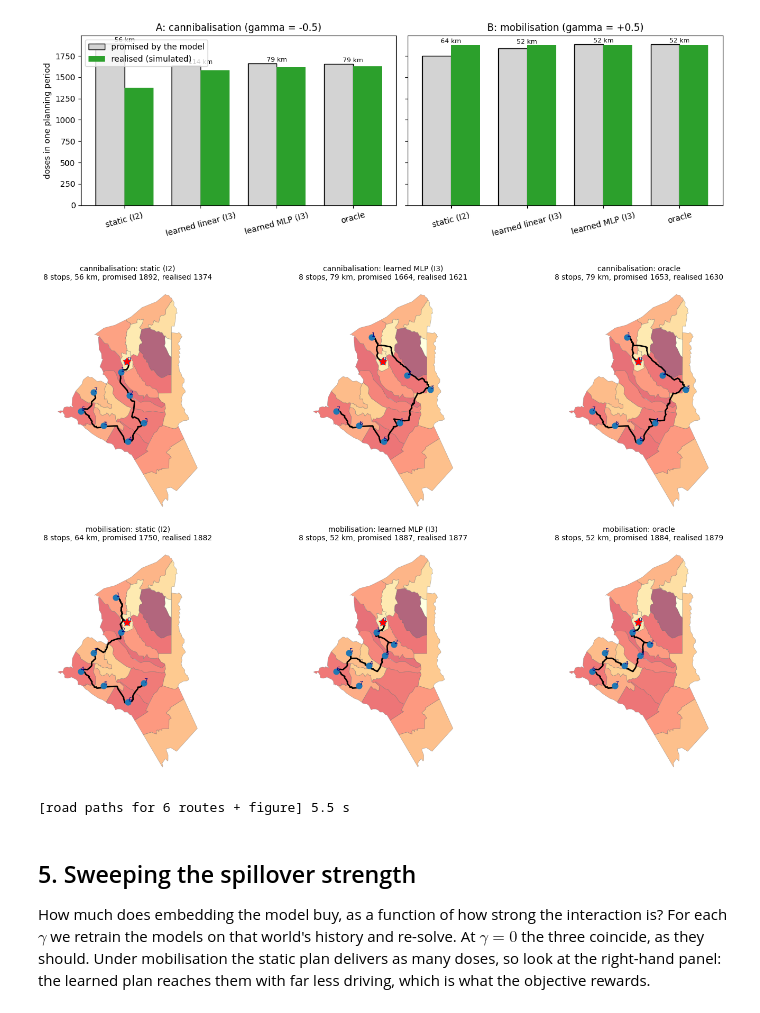
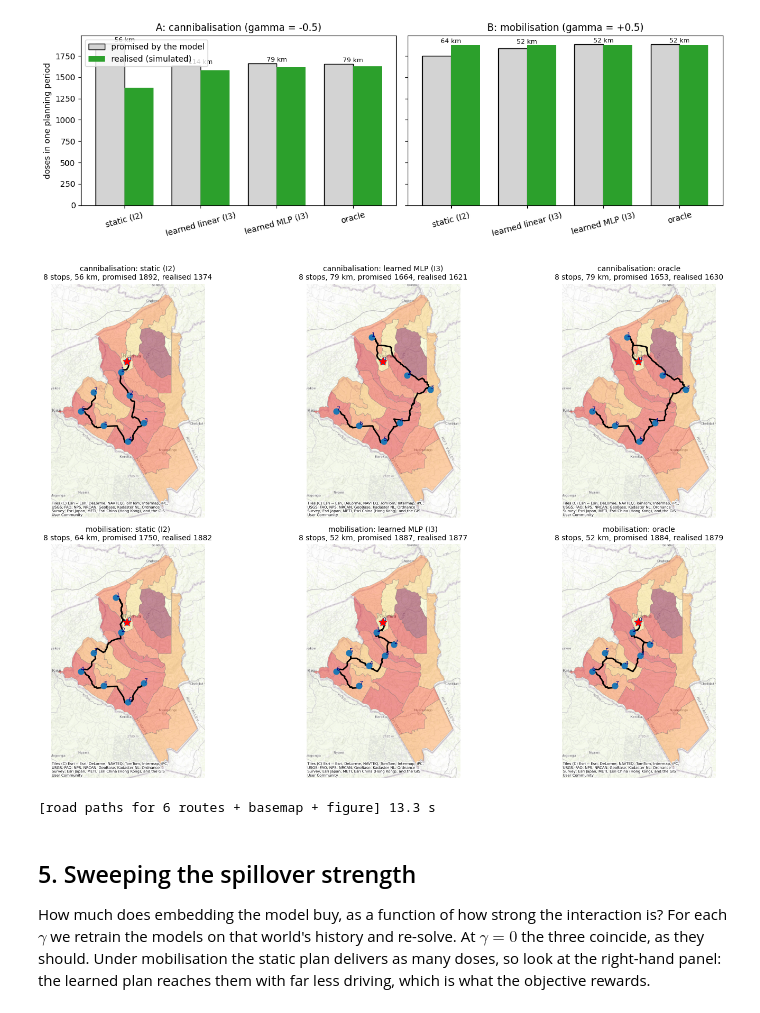
Before and after one commit to gromicho/mobile_clinics, a Jupyter notebook: mobile_clinic_routing.ipynb, the cells around one changed output. Drawn from its saved outputs; the diff is of its cells as text; code cells hidden in the pictures.

```diff
--- a/mobile_clinic_routing.ipynb
+++ b/mobile_clinic_routing.ipynb
@@ -40,6 +41,7 @@ warnings.filterwarnings("ignore")
 import numpy as np, pandas as pd, geopandas as gpd
 import osmnx as ox, pandana as pdna, rasterio, rasterio.mask
 import matplotlib.pyplot as plt
+import contextily as cx
 import gurobipy as gp
 from gurobipy import GRB
 from gurobi_ml import add_predictor_constr
@@ -58,6 +60,14 @@ CAP = 250.0                 # doses the clinic can administer per visit-day
 DOSE_PER_KM = 1.0           # trade-off: one extra km of driving is worth one dose
 START_WARD = "Township"     # Nyamira town, county referral hospital: vaccines are collected here
 
+def basemap(ax, zoom=11):
+    # Background tiles are downloaded by Python and baked into the figure, so whatever displays the notebook
+    # never contacts a tile server. Without internet the figure is simply drawn without a background.
+    try:
+        cx.add_basemap(ax, crs="EPSG:4326", source=cx.providers.Esri.WorldTopoMap, zoom=zoom, attribution_size=5)
+    except Exception as e:
+        print("basemap skipped:", type(e).__name__)
+
 from contextlib import contextmanager
 @contextmanager
 def timed(label):
@@ -506,29 +517,30 @@ plt.tight_layout(); plt.show()
 # %%
 def road_path(order):
     xy = []
     for a, b in zip(order[:-1], order[1:]):
         route = ox.routing.shortest_path(G, node_id[a], node_id[b], weight="length")
         xy += [(G.nodes[v]["x"], G.nodes[v]["y"]) for v in route]
     return np.array(xy)
 
 t_fig = time.perf_counter()
 fig, axes = plt.subplots(2, 3, figsize=(16, 10))
 for row, (df, gname) in enumerate([(resA, "cannibalisation"), (resB, "mobilisation")]):
     for col, variant in enumerate(["static (I2)", "learned MLP (I3)", "oracle"]):
         ax = axes[row, col]; r = df[df.variant == variant].iloc[0]
-        wards.plot(column="pop", cmap="YlOrRd", alpha=0.6, edgecolor="grey", linewidth=0.5, ax=ax)
+        wards.plot(column="pop", cmap="YlOrRd", alpha=0.45, edgecolor="grey", linewidth=0.5, ax=ax)
+        basemap(ax)
         p = road_path(r.order); ax.plot(p[:, 0], p[:, 1], color="black", linewidth=2)
         ax.scatter(wards.lon[r.order], wards.lat[r.order], s=60, color="tab:blue", zorder=3)
         ax.scatter(wards.lon[start], wards.lat[start], s=120, marker="*", color="red", zorder=4)
         for k, i in enumerate(r.order):
             ax.annotate(str(k), (wards.lon[i], wards.lat[i]), fontsize=8, ha="left", va="bottom", color="navy")
         ax.set_title(f"{gname}: {variant}\n{r.stops} stops, {r.km:.0f} km, promised {r.promised:.0f}, realised {r.realised:.0f}", fontsize=10)
         ax.set_axis_off()
 plt.tight_layout(); plt.show()
-print(f"[road paths for 6 routes + figure] {time.perf_counter() - t_fig:.1f} s")
+print(f"[road paths for 6 routes + basemap + figure] {time.perf_counter() - t_fig:.1f} s")
 # %% [output]
-[figure, old version]
+[figure, new version]
-[road paths for 6 routes + figure] 5.5 s
+[road paths for 6 routes + basemap + figure] 13.3 s
 # %% [markdown]
 ## 5. Sweeping the spillover strength
 
```
Also changed, not shown: parts of 11 cells of this notebook, 12 other files.
